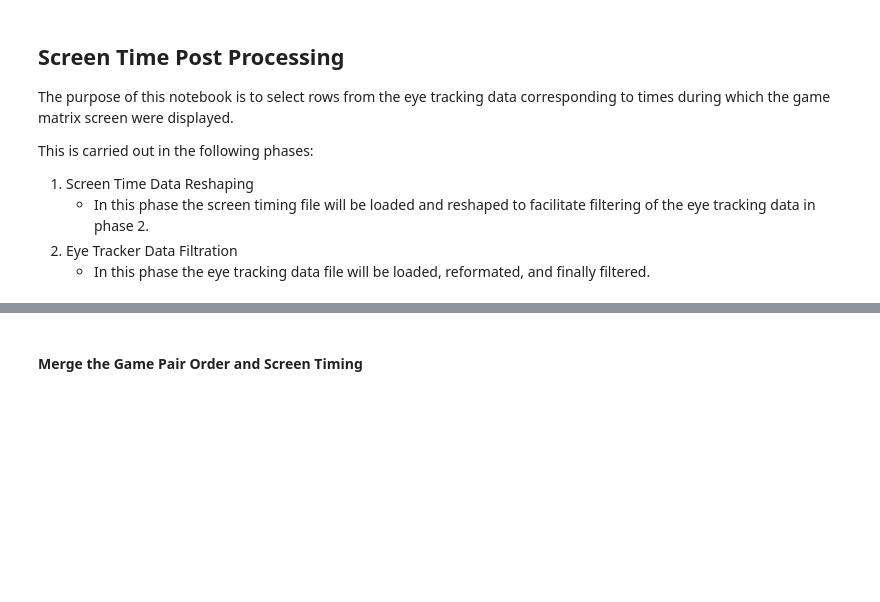
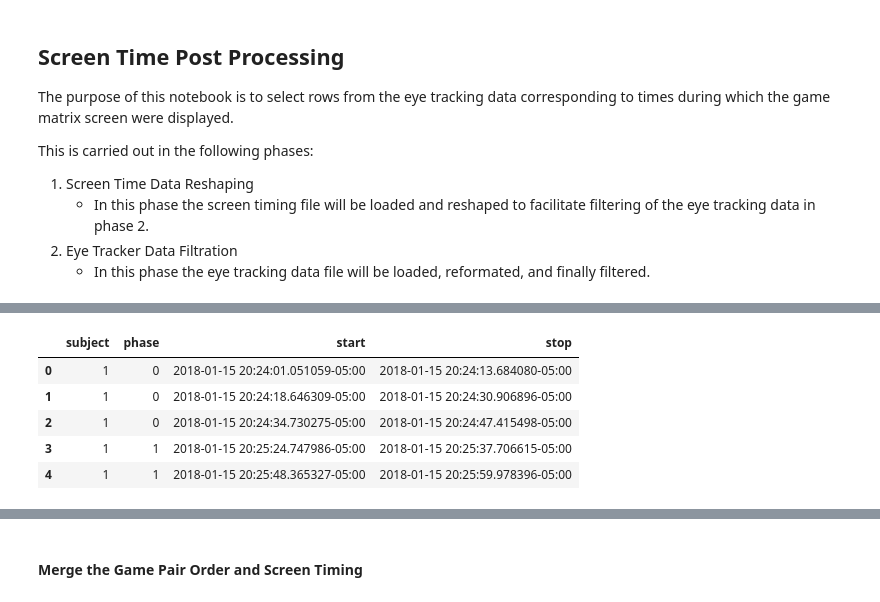
Before and after one commit to aaruff/AIG-EyeTrackerPostProcessing, a Jupyter notebook: ScreenTimePostProcessing.ipynb, the cells around one changed output, grey strips where cells are left out. Cells and saved outputs as stored; diff of their text form; code cells hidden in the pictures; blank space fills up the shorter version.

```diff
--- a/ScreenTimePostProcessing.ipynb
+++ b/ScreenTimePostProcessing.ipynb
@@ -50,0 +64,9 @@ order = [3,4,9,6,8,7,2,5,1]
+# %%
+start_times = screen_timing.loc[[i for i in range(0, num_screens, 2)], 'time'].reset_index(drop=True)
+stop_times = screen_timing.loc[[i for i in range(1, num_screens, 2)], 'time'].reset_index(drop=True)
+# %%
+screen_timing.drop('time', axis=1, inplace=True)
+screen_timing.drop('state', axis=1, inplace=True)
+# %%
+screen_timing = screen_timing.loc[[i for i in range(0, num_screens, 2)]]
+screen_timing = screen_timing.reset_index(drop=True)
@@ -51 +87,10 @@ order = [3,4,9,6,8,7,2,5,1]
+# %%
+screen_timing.head()
+# %% [output]
+|  | subject | phase | start | stop |
+| 0 | 1 | 0 | 2018-01-15 20:24:01.051059-05:00 | 2018-01-15 20:24:13.684080-05:00 |
+| 1 | 1 | 0 | 2018-01-15 20:24:18.646309-05:00 | 2018-01-15 20:24:30.906896-05:00 |
+| 2 | 1 | 0 | 2018-01-15 20:24:34.730275-05:00 | 2018-01-15 20:24:47.415498-05:00 |
+| 3 | 1 | 1 | 2018-01-15 20:25:24.747986-05:00 | 2018-01-15 20:25:37.706615-05:00 |
+| 4 | 1 | 1 | 2018-01-15 20:25:48.365327-05:00 | 2018-01-15 20:25:59.978396-05:00 |
 # %% [markdown]
```
Also changed, not shown: parts of 27 cells of this notebook.
